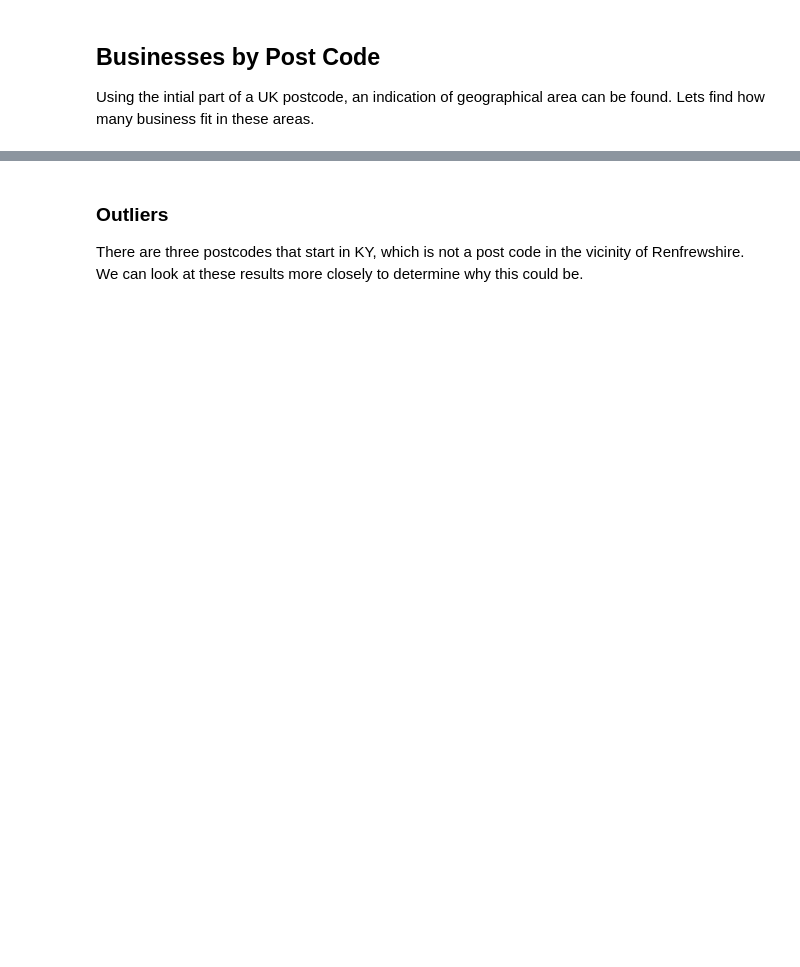
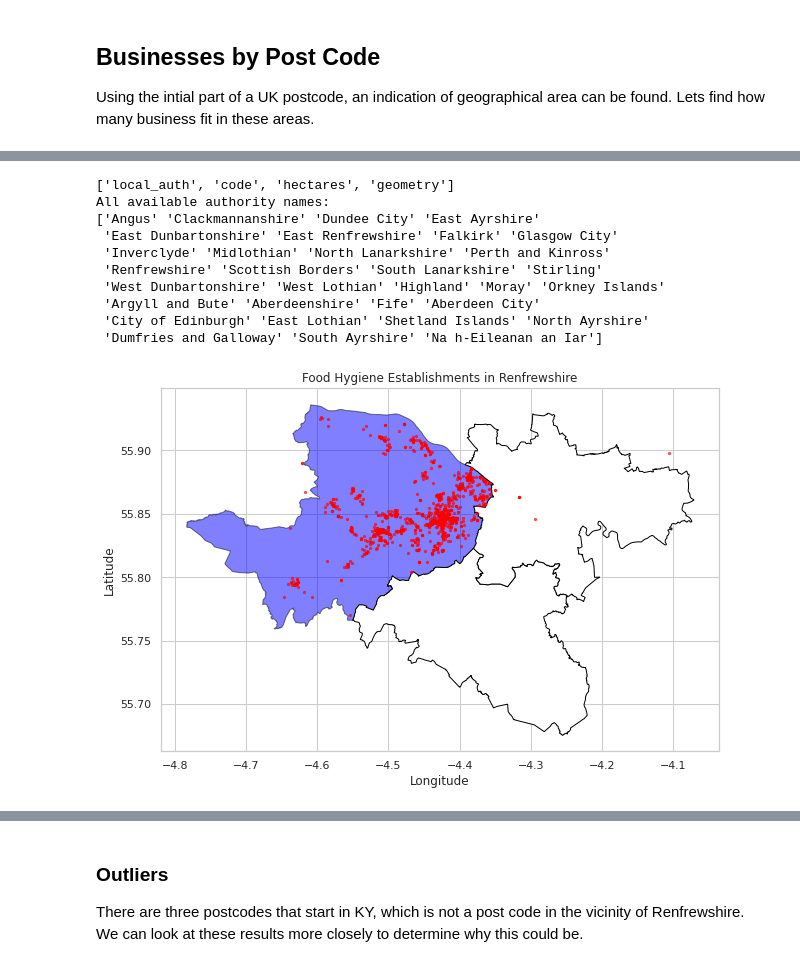
Before and after one commit to Curious-cetacean/renfrewshire_business_insights, a Jupyter notebook: reports/renfrewshire_hygiene_analysis.ipynb, the cells around one changed output, grey strips where cells are left out. Saved outputs shown, nothing was run; the diff lists cells and outputs as text; code cells hidden in the pictures; blank space fills up the shorter version.

```diff
--- a/reports/renfrewshire_hygiene_analysis.ipynb
+++ b/reports/renfrewshire_hygiene_analysis.ipynb
@@ -147,0 +184,59 @@ Passing `palette` without assigning `hue` is deprecated and will be removed in v
+# %%
+import geopandas as gpd
+
+#Get dataframe with outlier postcodes removed
+df_geo = pd.read_sql_query("""
+SELECT BusinessName, BusinessType, RatingValue, SUBSTR(PostCode, 1, instr(PostCode, ' ')) as PartPostCode, Longitude, Latitude
+FROM establishments
+WHERE PartPostCode LIKE 'PA%' OR PartPostCode LIKE 'G%';
+""", conn)
+
+#Load Scottish local authority boundaries
+la_gdf = gpd.read_file("/mnt/d/renfrewshire_business_insights/data/pub_las.shp") #local authority GeoDataFrame
+
+print(la_gdf.columns.tolist()) #print all available columns in the GeoDataFrame
+print("All available authority names: ") #Check all available authority names
+print(la_gdf["local_auth"].unique())  # Optional: inspect names
+
+#Filter for Renfrewshire, East Renfrewshire and Glasgow City
+ren_gdf = la_gdf[la_gdf["local_auth"] == "Renfrewshire"].copy()
+east_ren_gdf = la_gdf[la_gdf["local_auth"] == "East Renfrewshire"].copy()
+glasgow_gdf = la_gdf[la_gdf["local_auth"] == "Glasgow City"].copy()
+
+#Filter out null coordinates from the hygiene dataframe
+df_geo = df_geo[df_geo['Latitude'].notnull() & df_geo['Longitude'].notnull()]
+
+#Convert DataFrame to GeoDataFrame
+points_gdf = gpd.GeoDataFrame(
+    df_geo,
+    geometry=gpd.points_from_xy(df_geo.Longitude.astype(float), df_geo.Latitude.astype(float)),
+    crs="EPSG:4326"
+)
+
+#Ensure CRS matches
+ren_gdf = ren_gdf.to_crs(epsg=4326)
+east_ren_gdf = east_ren_gdf.to_crs(epsg=4326)
+glasgow_gdf = glasgow_gdf.to_crs(epsg=4326)
+
+#Plotting
+fig, ax = plt.subplots(figsize=(10, 10))
+ren_gdf.plot(ax=ax, color='blue', edgecolor='black', alpha = 0.5)
+east_ren_gdf.plot(ax=ax, color='white', edgecolor='black')
+glasgow_gdf.plot(ax=ax, color='white', edgecolor='black')
+points_gdf.plot(ax=ax, markersize=5, alpha=0.6, color='red')
+plt.title("Food Hygiene Establishments in Renfrewshire")
+plt.xlabel("Longitude")
+plt.ylabel("Latitude")
+plt.show()
+# %% [output]
+['local_auth', 'code', 'hectares', 'geometry']
+All available authority names:
+['Angus' 'Clackmannanshire' 'Dundee City' 'East Ayrshire'
+ 'East Dunbartonshire' 'East Renfrewshire' 'Falkirk' 'Glasgow City'
+ 'Inverclyde' 'Midlothian' 'North Lanarkshire' 'Perth and Kinross'
+ 'Renfrewshire' 'Scottish Borders' 'South Lanarkshire' 'Stirling'
+ 'West Dunbartonshire' 'West Lothian' 'Highland' 'Moray' 'Orkney Islands'
+ 'Argyll and Bute' 'Aberdeenshire' 'Fife' 'Aberdeen City'
+ 'City of Edinburgh' 'East Lothian' 'Shetland Islands' 'North Ayrshire'
+ 'Dumfries and Galloway' 'South Ayrshire' 'Na h-Eileanan an Iar']
+[figure, added]
```
Also changed, not shown: parts of 18 cells of this notebook.
